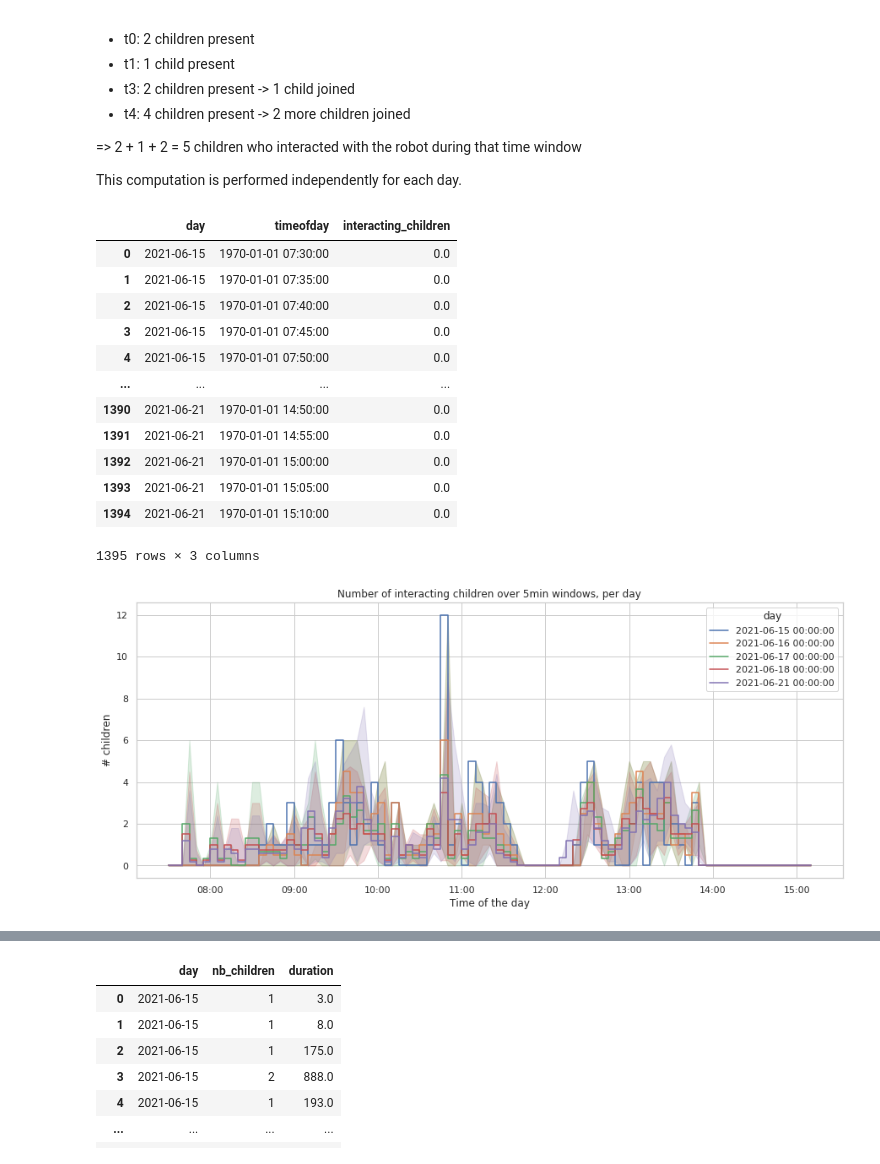
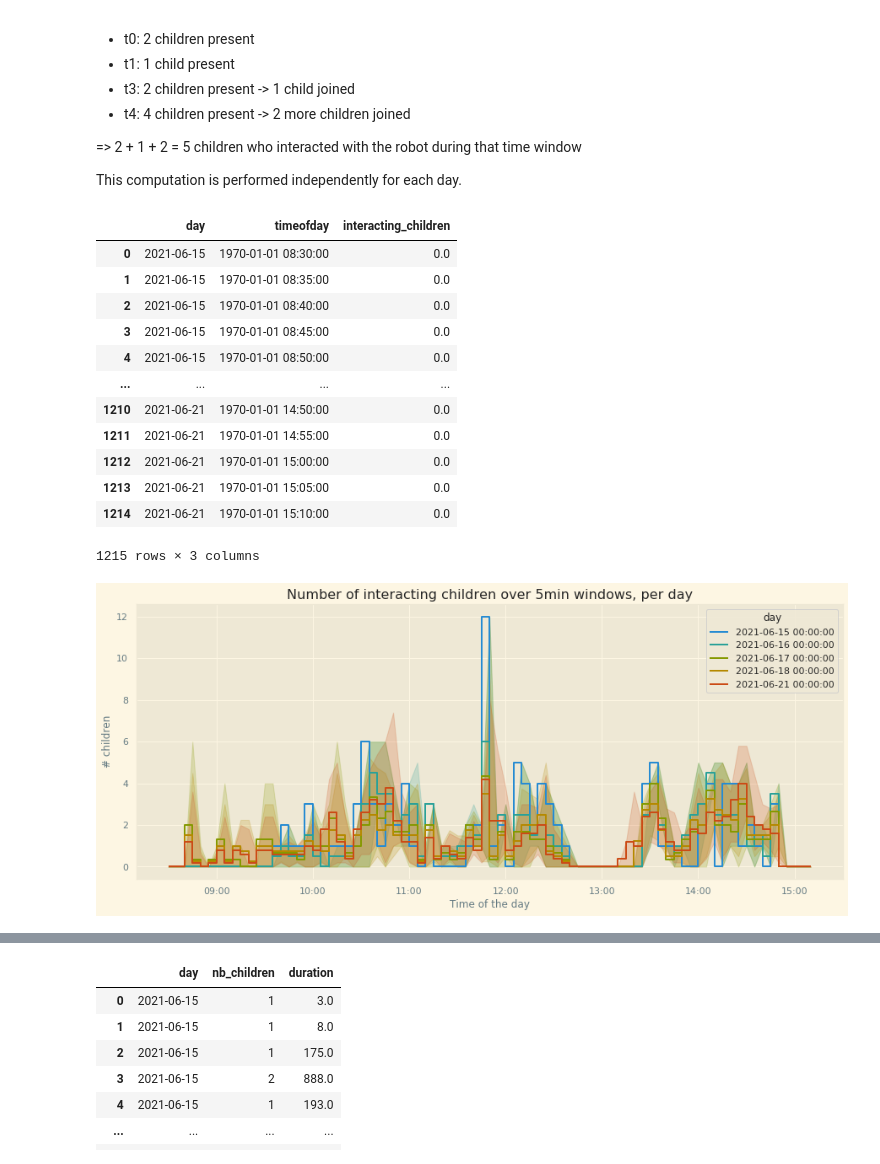
Before and after one commit to severin-lemaignan/robots4sen-data-analysis, a Jupyter notebook: robots4sen.ipynb, the cells around one changed output, grey strips where cells are left out. Drawn from its saved outputs; the diff is of its cells as text; code cells hidden in the pictures.

```diff
--- a/robots4sen.ipynb
+++ b/robots4sen.ipynb
@@ -38,7 +39,7 @@ moods = pd.concat((pd.read_csv(f) for f in sorted(glob.glob("logs-2021-*/moods.c
 # process timestamp, and index dataframes by time
 for df in [actions, people, children, moods]:
     del df["level"]
-    df["time"] = pd.to_datetime(df.time, unit="s")
+    df["time"] = pd.to_datetime(df.time, unit="s") + pd.Timedelta("01:00:00") # adjust for BST -- not very elegant, but proper tz mgt is complicated
     df["day"] = df.time.dt.floor('D')
     df["timeofday"] = pd.Timestamp(0) + (df.time - df.day)
 
@@ -49,6 +50,7 @@ for df in [actions, people, children, moods]:
 
 
 # dataframe containing only the people who have been 'recognised' by the robot
+people = people[(people.x != 0) & (people.y != 0)]
 users = people.loc[(people["user_id"] != -1) & (people["user_id"] != 0)]
 # %%
 people
@@ -192,14 +203,15 @@ pass
 children["increase"] = children.nb_children.diff().fillna(0).clip(0)
 children["cumsum"] = children.groupby("day").increase.cumsum()
 # %%
-fig, ax = plt.subplots(figsize=(15, 6))
-# Define the date format
-date_form = DateFormatter("%H:%M")
-ax.xaxis.set_major_formatter(date_form)
+with plt.style.context('Solarize_Light2'):
+    fig, ax = plt.subplots(figsize=(15, 6))
+    # Define the date format
+    date_form = DateFormatter("%H:%M")
+    ax.xaxis.set_major_formatter(date_form)
 
-children.groupby("day")["cumsum"].plot(legend=True)
+    children.groupby("day")["cumsum"].plot(legend=True)
 
-ax.set(xlabel="Time of the day",
-       title="Cumulative number of children engaged with the robot, per day")
+    ax.set(xlabel="Time of the day",
+           title="Cumulative number of children engaged with the robot, per day")
 pass
 # %% [output]
@@ -219,7 +231,7 @@ This computation is performed independently for each day.
 # %%
 WINDOW="5min"
 
-windows=pd.date_range(pd.Timestamp(0) + pd.Timedelta("07:30:00"), pd.Timestamp(0) + pd.Timedelta("15:15:00"), freq=WINDOW)
+windows=pd.date_range(pd.Timestamp(0) + pd.Timedelta("08:30:00"), pd.Timestamp(0) + pd.Timedelta("15:15:00"), freq=WINDOW)
 d = {'timeofday':[], 'interacting_children':[]}
 
 def interacting_children_per_day(children):
@@ -257,30 +269,31 @@ interacting_children.reset_index(inplace=True)
 interacting_children
 # %% [output]
 |  | day | timeofday | interacting_children |
-| 0 | 2021-06-15 | 1970-01-01 07:30:00 | 0.0 |
-| 1 | 2021-06-15 | 1970-01-01 07:35:00 | 0.0 |
-| 2 | 2021-06-15 | 1970-01-01 07:40:00 | 0.0 |
-| 3 | 2021-06-15 | 1970-01-01 07:45:00 | 0.0 |
-| 4 | 2021-06-15 | 1970-01-01 07:50:00 | 0.0 |
+| 0 | 2021-06-15 | 1970-01-01 08:30:00 | 0.0 |
+| 1 | 2021-06-15 | 1970-01-01 08:35:00 | 0.0 |
+| 2 | 2021-06-15 | 1970-01-01 08:40:00 | 0.0 |
+| 3 | 2021-06-15 | 1970-01-01 08:45:00 | 0.0 |
+| 4 | 2021-06-15 | 1970-01-01 08:50:00 | 0.0 |
 | ... | ... | ... | ... |
-| 1390 | 2021-06-21 | 1970-01-01 14:50:00 | 0.0 |
-| 1391 | 2021-06-21 | 1970-01-01 14:55:00 | 0.0 |
-| 1392 | 2021-06-21 | 1970-01-01 15:00:00 | 0.0 |
-| 1393 | 2021-06-21 | 1970-01-01 15:05:00 | 0.0 |
-| 1394 | 2021-06-21 | 1970-01-01 15:10:00 | 0.0 |
+| 1210 | 2021-06-21 | 1970-01-01 14:50:00 | 0.0 |
+| 1211 | 2021-06-21 | 1970-01-01 14:55:00 | 0.0 |
+| 1212 | 2021-06-21 | 1970-01-01 15:00:00 | 0.0 |
+| 1213 | 2021-06-21 | 1970-01-01 15:05:00 | 0.0 |
+| 1214 | 2021-06-21 | 1970-01-01 15:10:00 | 0.0 |
-1395 rows × 3 columns
+1215 rows × 3 columns
 # %%
-fig, ax = plt.subplots(figsize=(15, 6))
-# Define the date format
-date_form = DateFormatter("%H:%M")
-ax.xaxis.set_major_formatter(date_form)
+with plt.style.context('Solarize_Light2'):
+    fig, ax = plt.subplots(figsize=(15, 6))
+    # Define the date format
+    date_form = DateFormatter("%H:%M")
+    ax.xaxis.set_major_formatter(date_form)
 
-sns.lineplot(data=interacting_children,y="interacting_children",x="timeofday",hue="day", drawstyle="steps-pre")
+    sns.lineplot(data=interacting_children,y="interacting_children",x="timeofday",hue="day", drawstyle="steps-pre")
 
-ax.set(xlabel="Time of the day",
-       ylabel="# children",
-       title="Number of interacting children over %s windows, per day" % WINDOW)
+    ax.set(xlabel="Time of the day",
+           ylabel="# children",
+           title="Number of interacting children over %s windows, per day" % WINDOW)
 pass
 # %% [output]
-[figure, old version]
+[figure, new version]
 # %%
```
Also changed, not shown: parts of 35 cells of this notebook.
